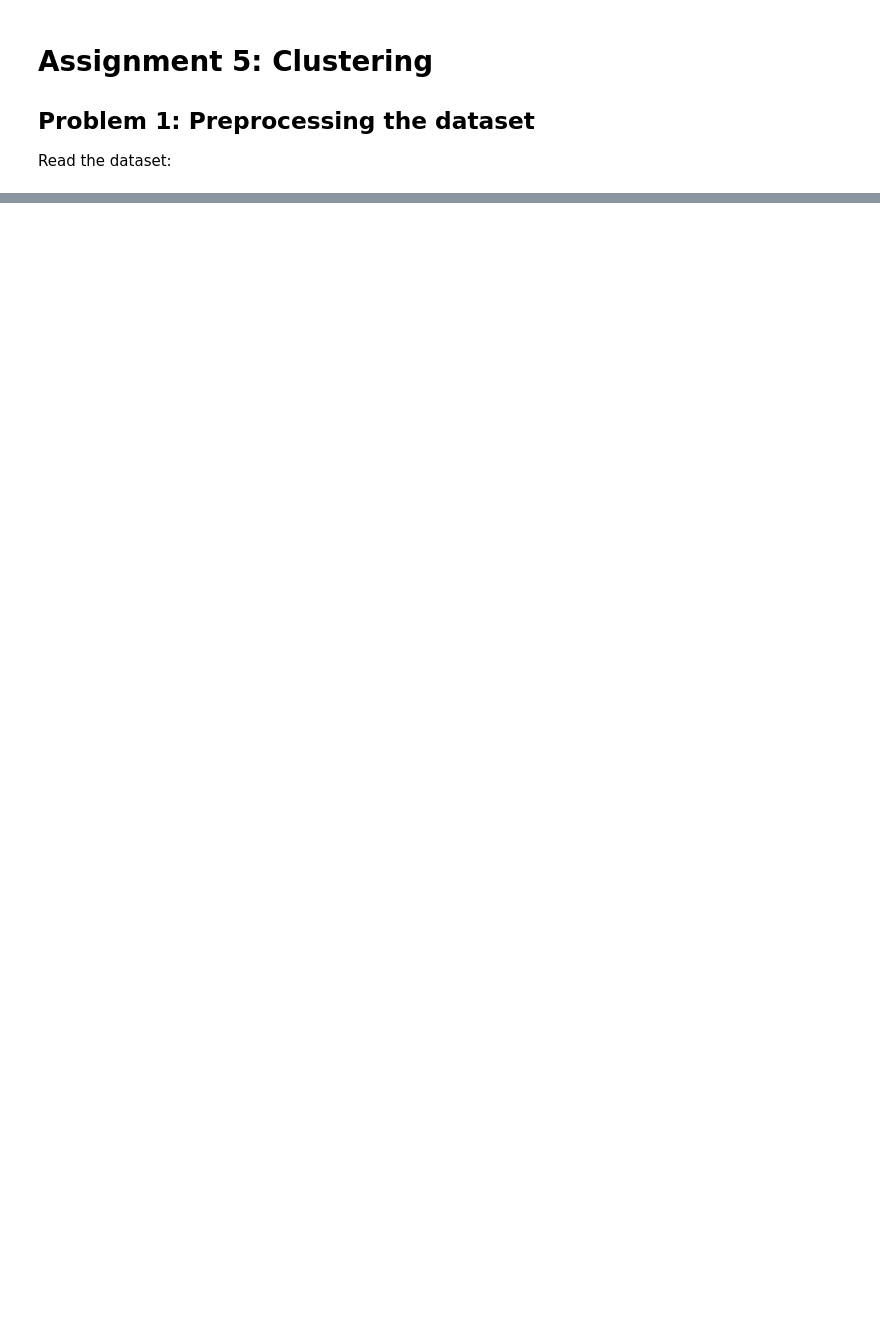
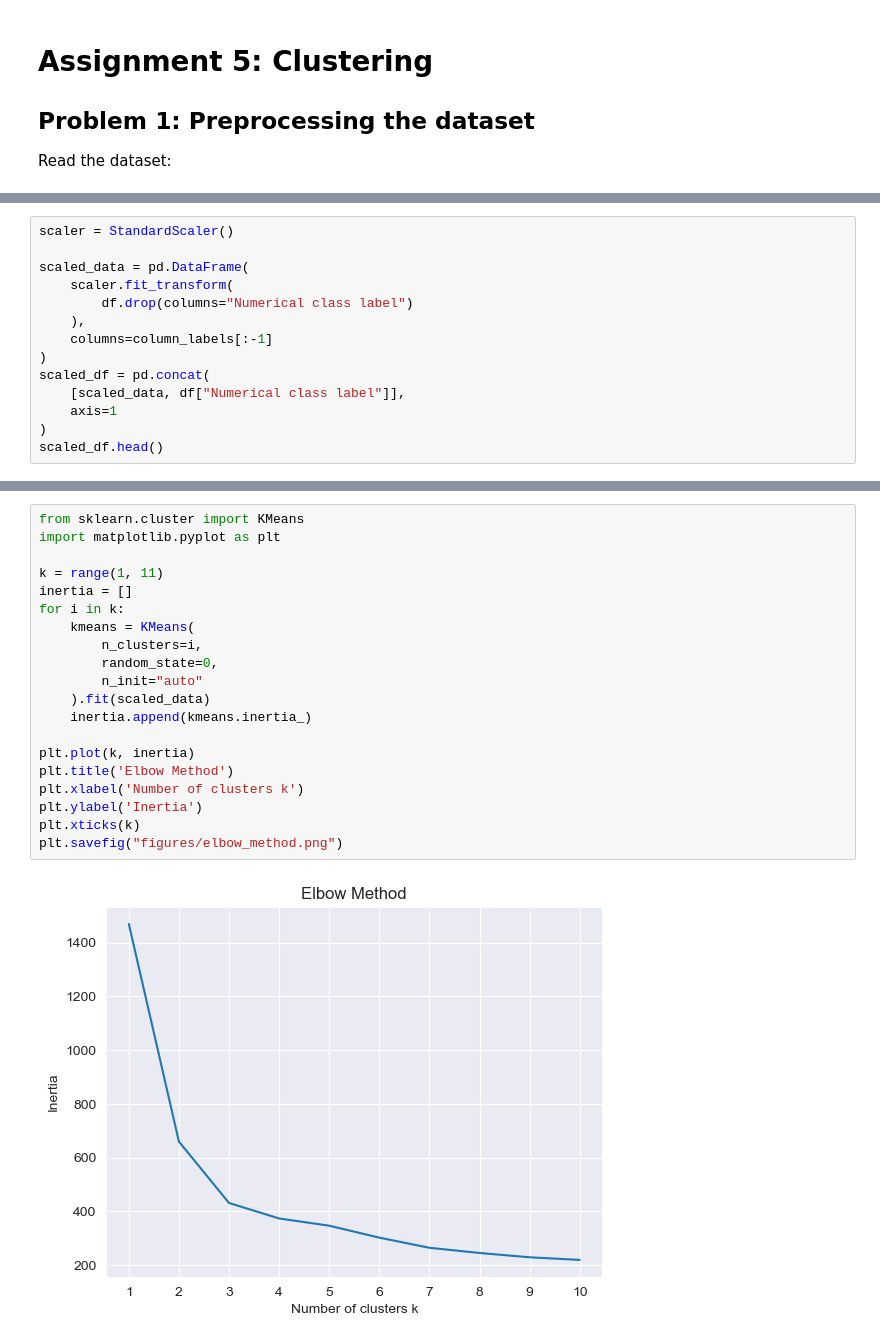
Before and after one commit to GiacomoGuidotto/DAT565, a Jupyter notebook: assignment-5/notebook-5.ipynb, the cells around one changed output, grey strips where cells are left out. Cells and saved outputs as stored; diff of their text form; blank space fills up the shorter version.

```diff
--- a/assignment-5/notebook-5.ipynb
+++ b/assignment-5/notebook-5.ipynb
@@ -18,0 +37,14 @@ data.head()
+# %%
+scaler = StandardScaler()
+
+scaled_data = pd.DataFrame(
+	scaler.fit_transform(
+		df.drop(columns="Numerical class label")
+	),
+	columns=column_labels[:-1]
+)
+scaled_df = pd.concat(
+	[scaled_data, df["Numerical class label"]],
+	axis=1
+)
+scaled_df.head()
@@ -18,0 +62,22 @@ data.head()
+# %%
+from sklearn.cluster import KMeans
+import matplotlib.pyplot as plt
+
+k = range(1, 11)
+inertia = []
+for i in k:
+	kmeans = KMeans(
+		n_clusters=i,
+		random_state=0,
+		n_init="auto"
+	).fit(scaled_data)
+	inertia.append(kmeans.inertia_)
+
+plt.plot(k, inertia)
+plt.title('Elbow Method')
+plt.xlabel('Number of clusters k')
+plt.ylabel('Inertia')
+plt.xticks(k)
+plt.savefig("figures/elbow_method.png")
+# %% [output]
+[figure, added]
```
Also changed, not shown: parts of 10 cells of this notebook, 5 other files.
